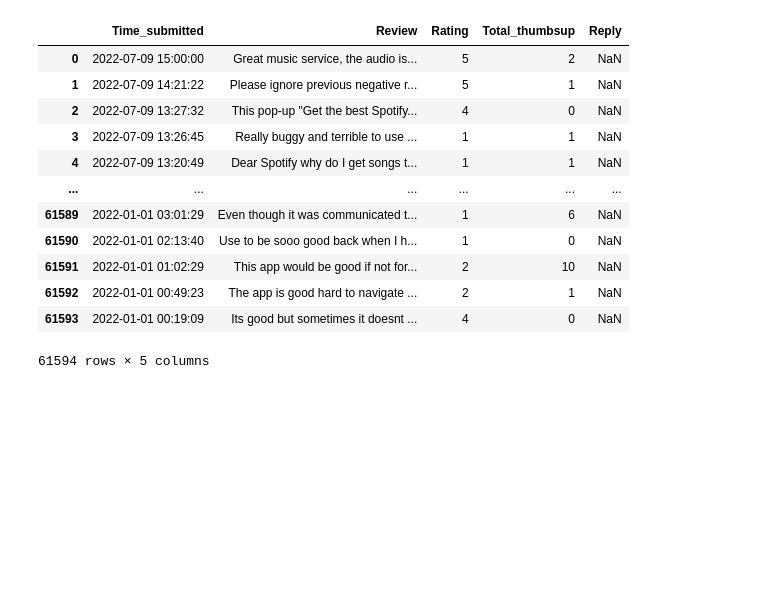
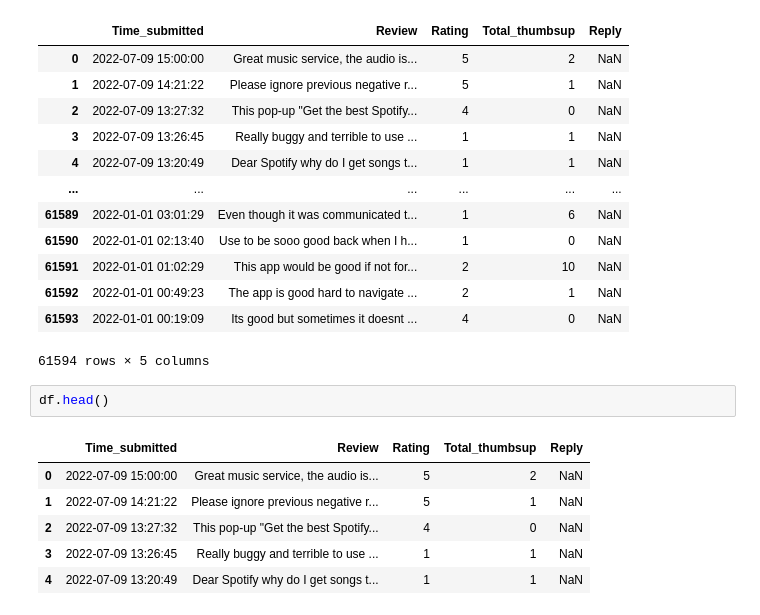
Before and after one commit to nishanahafsath/Spotify_sentimental_analysis, a Jupyter notebook: Sentimental_analysis_on_spotiy_reviews.ipynb, the cells around one changed output. Cells and saved outputs as stored; diff of their text form; blank space fills up the shorter version.

```diff
--- a/Sentimental_analysis_on_spotiy_reviews.ipynb
+++ b/Sentimental_analysis_on_spotiy_reviews.ipynb
@@ -50,3 +50,12 @@ df
 | 61592 | 2022-01-01 00:49:23 | The app is good hard to navigate ... | 2 | 1 | NaN |
 | 61593 | 2022-01-01 00:19:09 | Its good but sometimes it doesnt ... | 4 | 0 | NaN |
 61594 rows × 5 columns
+# %%
+df.head()
+# %% [output]
+|  | Time_submitted | Review | Rating | Total_thumbsup | Reply |
+| 0 | 2022-07-09 15:00:00 | Great music service, the audio is... | 5 | 2 | NaN |
+| 1 | 2022-07-09 14:21:22 | Please ignore previous negative r... | 5 | 1 | NaN |
+| 2 | 2022-07-09 13:27:32 | This pop-up "Get the best Spotify... | 4 | 0 | NaN |
+| 3 | 2022-07-09 13:26:45 | Really buggy and terrible to use ... | 1 | 1 | NaN |
+| 4 | 2022-07-09 13:20:49 | Dear Spotify why do I get songs t... | 1 | 1 | NaN |
```
Also changed, not shown: parts of 3 cells of this notebook.
